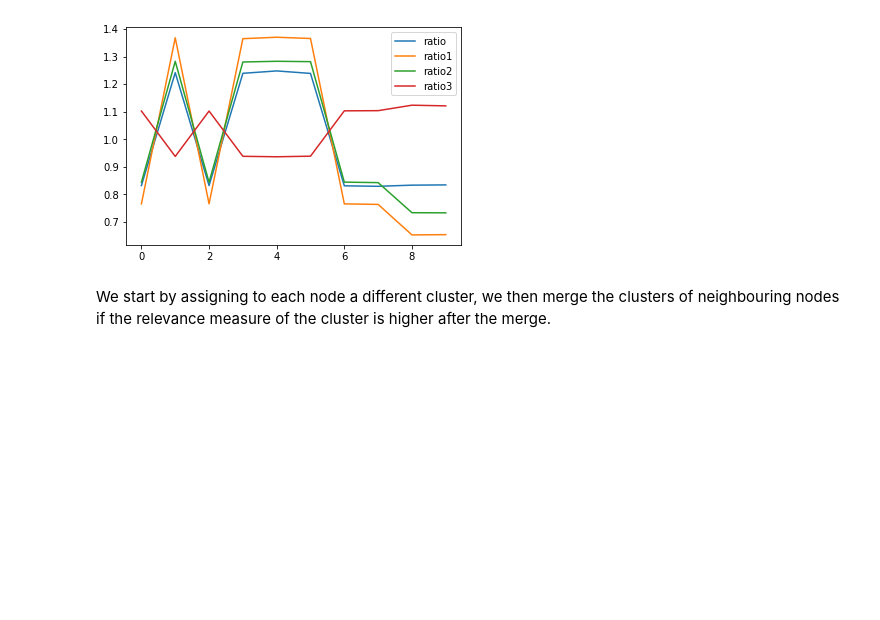
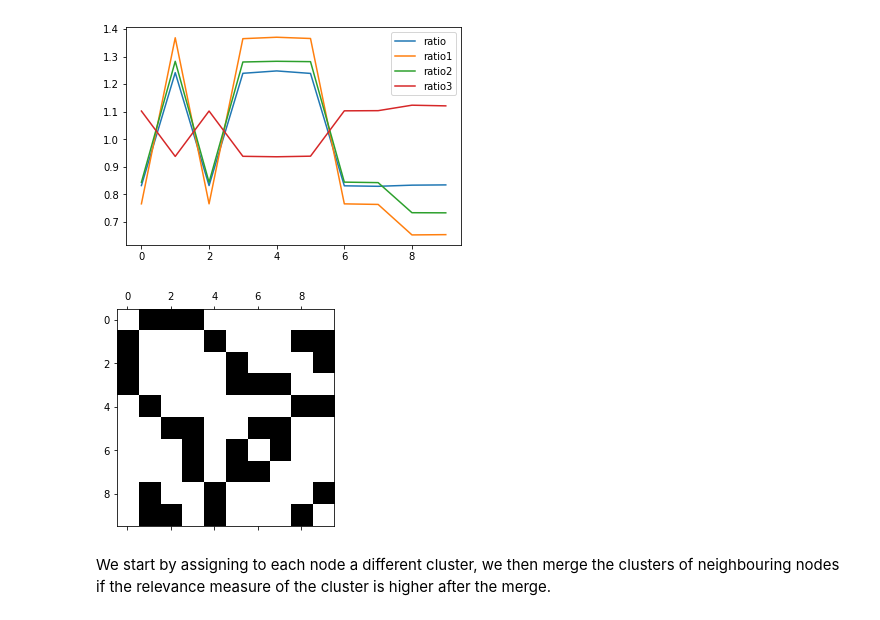
Before and after one commit to barbafrank/LCP_projects_Y2, a Jupyter notebook: Clustering2.ipynb, the cells around one changed output. Saved outputs shown, nothing was run; the diff lists cells and outputs as text; code cells hidden in the pictures; blank space fills up the shorter version.

```diff
--- a/Clustering2.ipynb
+++ b/Clustering2.ipynb
@@ -136,3 +140,10 @@ ax.legend(["ratio", "ratio1", "ratio2", "ratio3"])
+# %%
+A_mat_prime = list2matrix(A_prime)
+plt.figure()
+plt.spy(A_mat_prime)
+plt.show()
+# %% [output]
+[figure, added]
 # %% [markdown]
 We start by assigning to each node a different cluster, we then merge the clusters of neighbouring nodes if the relevance measure of the cluster is higher after the merge.
 # %%
```
Also changed, not shown: parts of 7 cells of this notebook, 7 other files.
